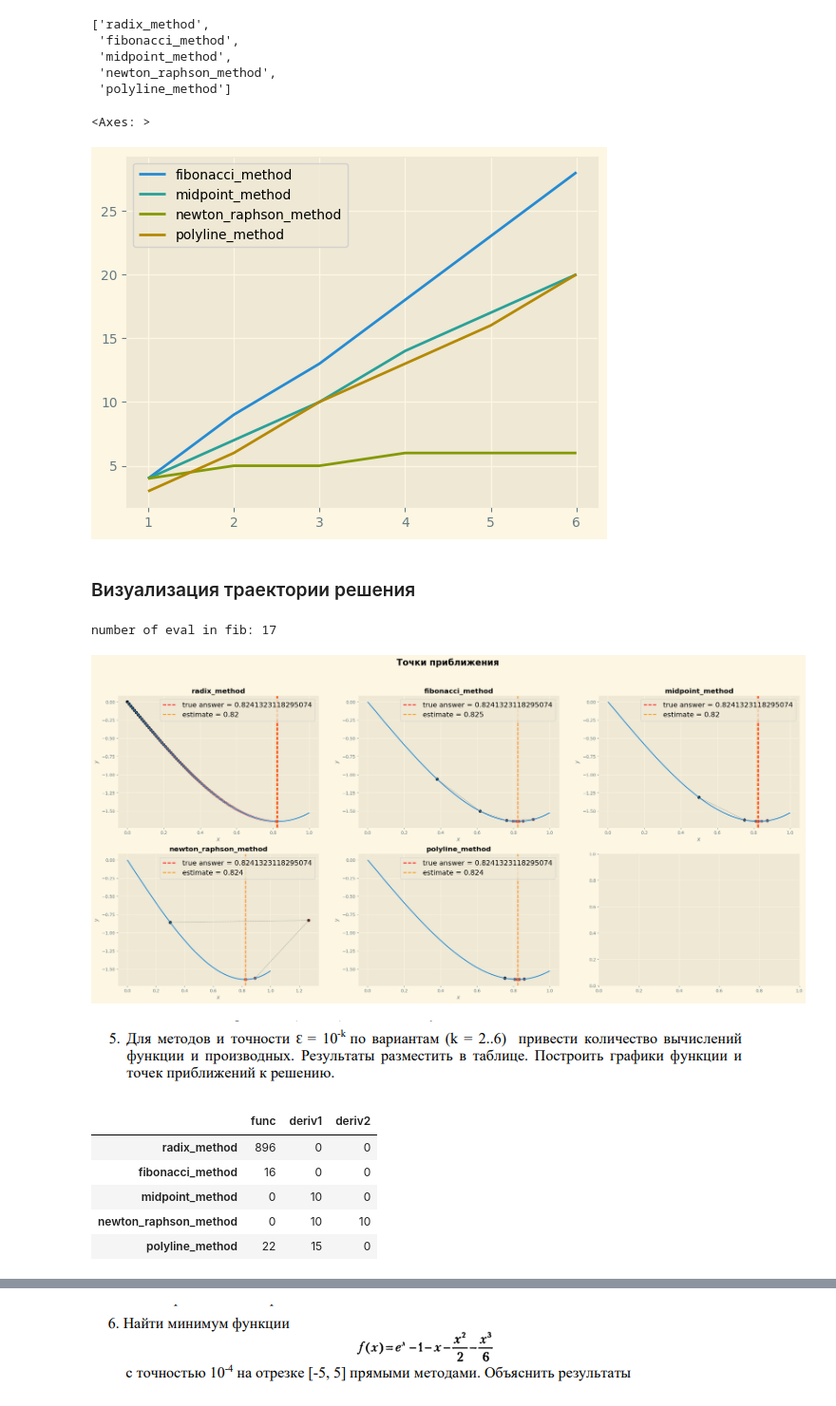
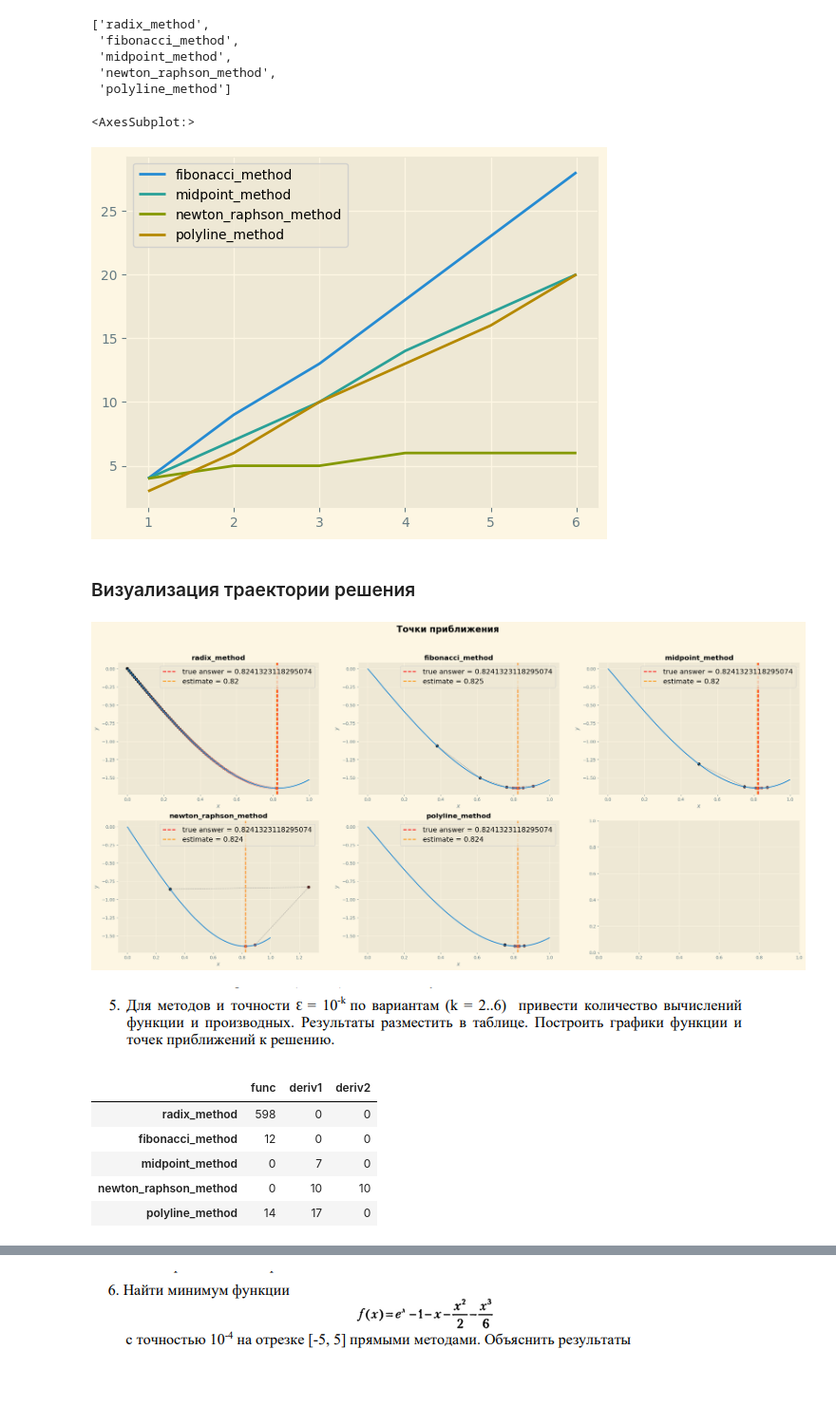
Before and after one commit to WhyNotKo/optimization, a Jupyter notebook: lab 1.ipynb, the cells around one changed output, grey strips where cells are left out. Shown at 95% size. Saved outputs shown, nothing was run; the diff lists cells and outputs as text; code cells hidden in the pictures.

```diff
--- a/lab 1.ipynb
+++ b/lab 1.ipynb
@@ -167,7 +167,7 @@ def bitwise_method(fun,a,b,p = 100,eps = 10**-6, callback=None):
     f1 = fun(x)
 #     print(f0,f1,x)
 
-    while(f1 <= f0 and x >= a):
+    while(f1 < f0 and x >= a):
         f0 = f1
         callback(x,f0)
         x -= h
@@ -175,7 +175,7 @@ def bitwise_method(fun,a,b,p = 100,eps = 10**-6, callback=None):
         #print(f0,f1, x)
         count +=1
     else:
-        return x, count
+        return x + h/2, count
 # %%
 def fibonacci_numbers(max_value):
 
@@ -417,7 +417,7 @@ list(results)
 # %%
 results[list(results)[1:]].plot()
 # %% [output]
-<Axes: >
+<AxesSubplot:>
 [figure]
 # %% [markdown]
 ### Визуализация траектории решения
@@ -448,7 +448,6 @@ callback = LoggingCallback()
 polyline_method(func, deriv1, lower_bound, upper_bound, eps, callback=callback)
 plotting(axes, 4, minimum.x[0],'polyline_method')
 # %% [output]
-number of eval in fib: 17
 [figure]
 # %% [markdown]
 ![image.png](attachment:3d84b855-84b9-4c19-b1c2-eb4e3653826b.png)
@@ -457,21 +458,21 @@ eps = 10**-2
 names = ['func', 'deriv1', 'deriv2']
 # %%
-counts_iter = list(results.iloc[2])
+counts_iter = list(results.iloc[1])
 counts_iter
 
 eval_number = {'radix_method': [3 + counts_iter[0], 0, 0],
                'fibonacci_method': [3 + counts_iter[1], 0, 0],
                'midpoint_method': [0, counts_iter[2], 0],
                'newton_raphson_method': [0, 2 * counts_iter[3], 2 * counts_iter[3]],
                'polyline_method': [2 + 2 * counts_iter[4], 17, 0]}
 
 eval_number_df = pd.DataFrame(eval_number)
 eval_number_df.index = names
 eval_number_df.T
 # %% [output]
 |  | func | deriv1 | deriv2 |
-| radix_method | 896 | 0 | 0 |
-| fibonacci_method | 16 | 0 | 0 |
-| midpoint_method | 0 | 10 | 0 |
+| radix_method | 598 | 0 | 0 |
+| fibonacci_method | 12 | 0 | 0 |
+| midpoint_method | 0 | 7 | 0 |
 | newton_raphson_method | 0 | 10 | 10 |
-| polyline_method | 22 | 15 | 0 |
+| polyline_method | 14 | 17 | 0 |
```
Also changed, not shown: parts of 22 cells of this notebook, 2 other files.
